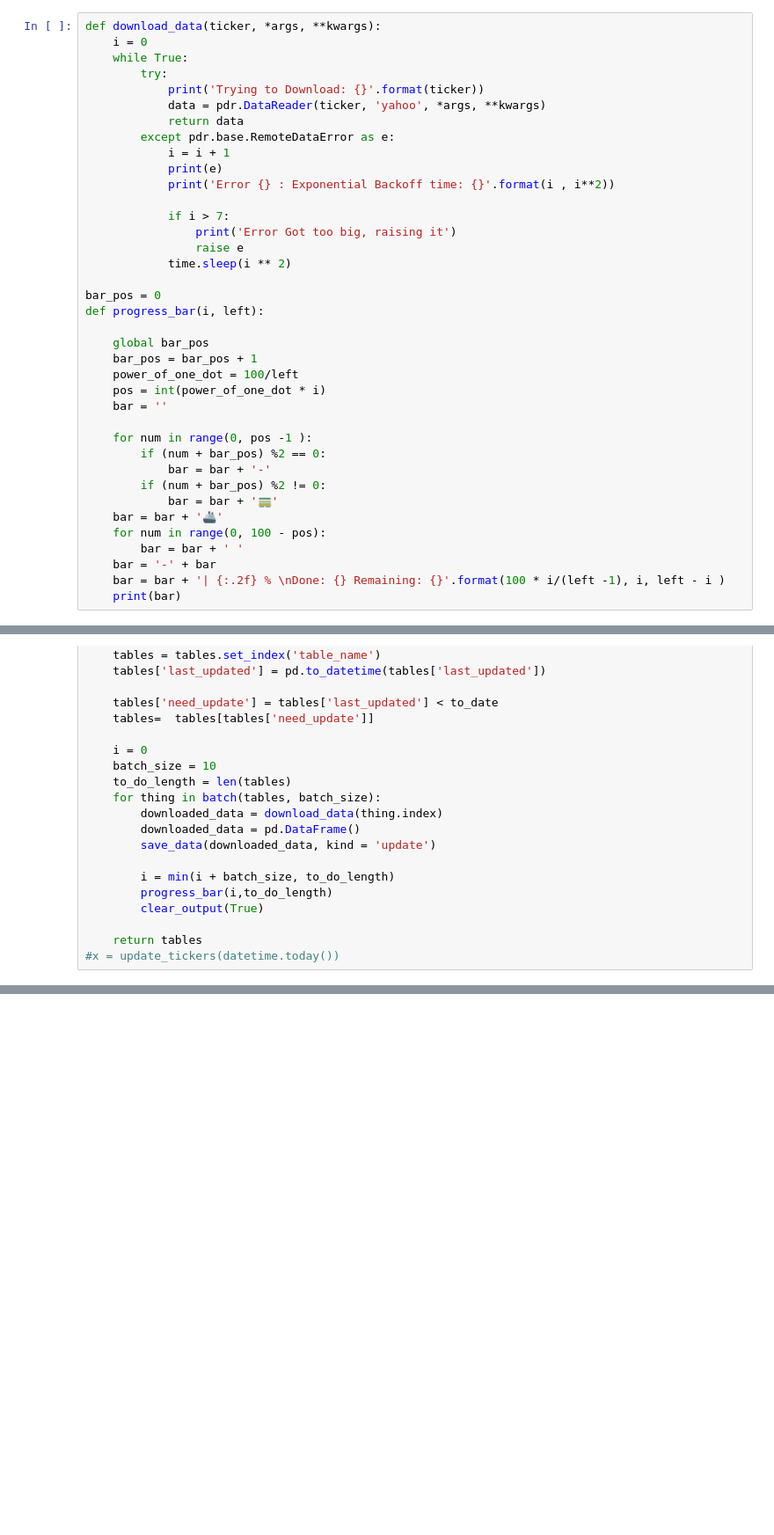
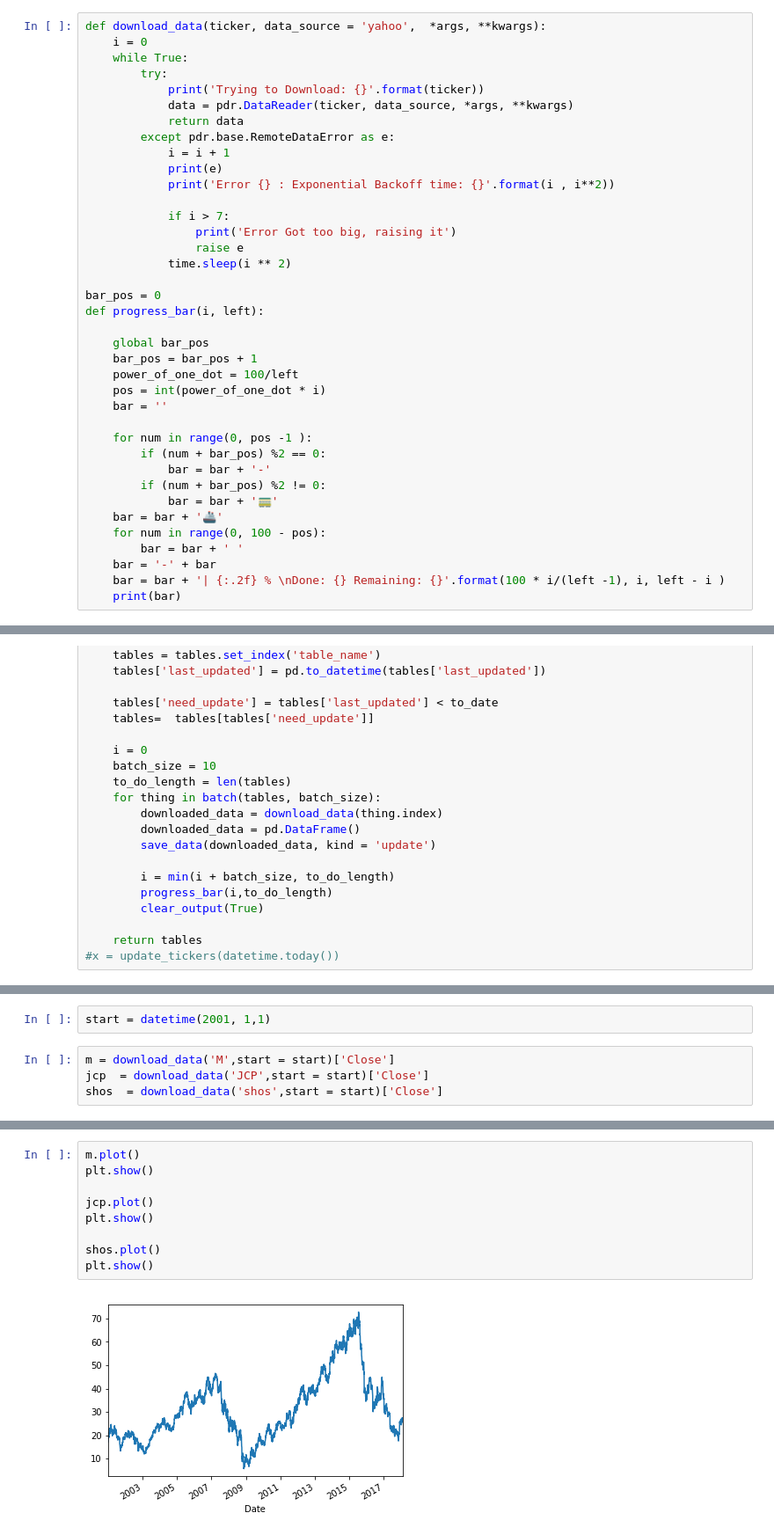
Before and after one commit to 2yan/the-half-deal, a Jupyter notebook: half_full.ipynb, the cells around one changed output, grey strips where cells are left out. Shown: that part at 88% size. Drawn from its saved outputs; the diff is of its cells as text; blank space fills up the shorter version.

```diff
--- a/half_full.ipynb
+++ b/half_full.ipynb
@@ -14,12 +14,12 @@ pick = sql_tools.IcePick(sqlite3, 'trade_history.sqlite')
 con = sqlite3.connect('trade_history.sqlite')
 phi = (1 + np.sqrt(5))/2
 # %%
-def download_data(ticker, *args, **kwargs):
+def download_data(ticker, data_source = 'yahoo',  *args, **kwargs):
     i = 0
     while True:
         try:
             print('Trying to Download: {}'.format(ticker))
-            data = pdr.DataReader(ticker, 'yahoo', *args, **kwargs)
+            data = pdr.DataReader(ticker, data_source, *args, **kwargs)
             return data
         except pdr.base.RemoteDataError as e:
             i = i + 1
@@ -263,0 +221,6 @@ similar('SBUX').sort_values('MarketCap')
+# %%
+start = datetime(2001, 1,1)
+# %%
+m = download_data('M',start = start)['Close']
+jcp  = download_data('JCP',start = start)['Close']
+shos  = download_data('shos',start = start)['Close']
@@ -263,0 +237,11 @@ similar('SBUX').sort_values('MarketCap')
+# %%
+m.plot()
+plt.show()
+
+jcp.plot()
+plt.show()
+
+shos.plot()
+plt.show()
+# %% [output]
+[figure, added]
```
Also changed, not shown: parts of 22 cells of this notebook.
